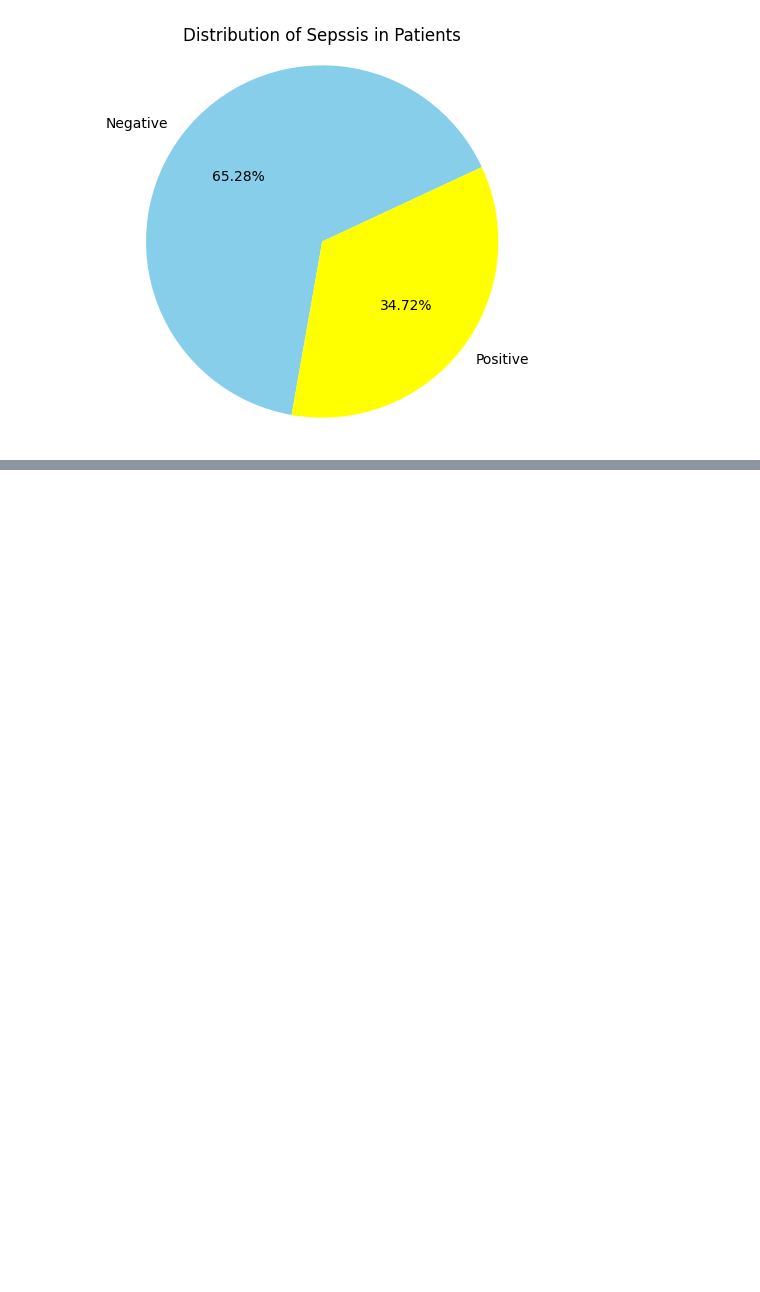
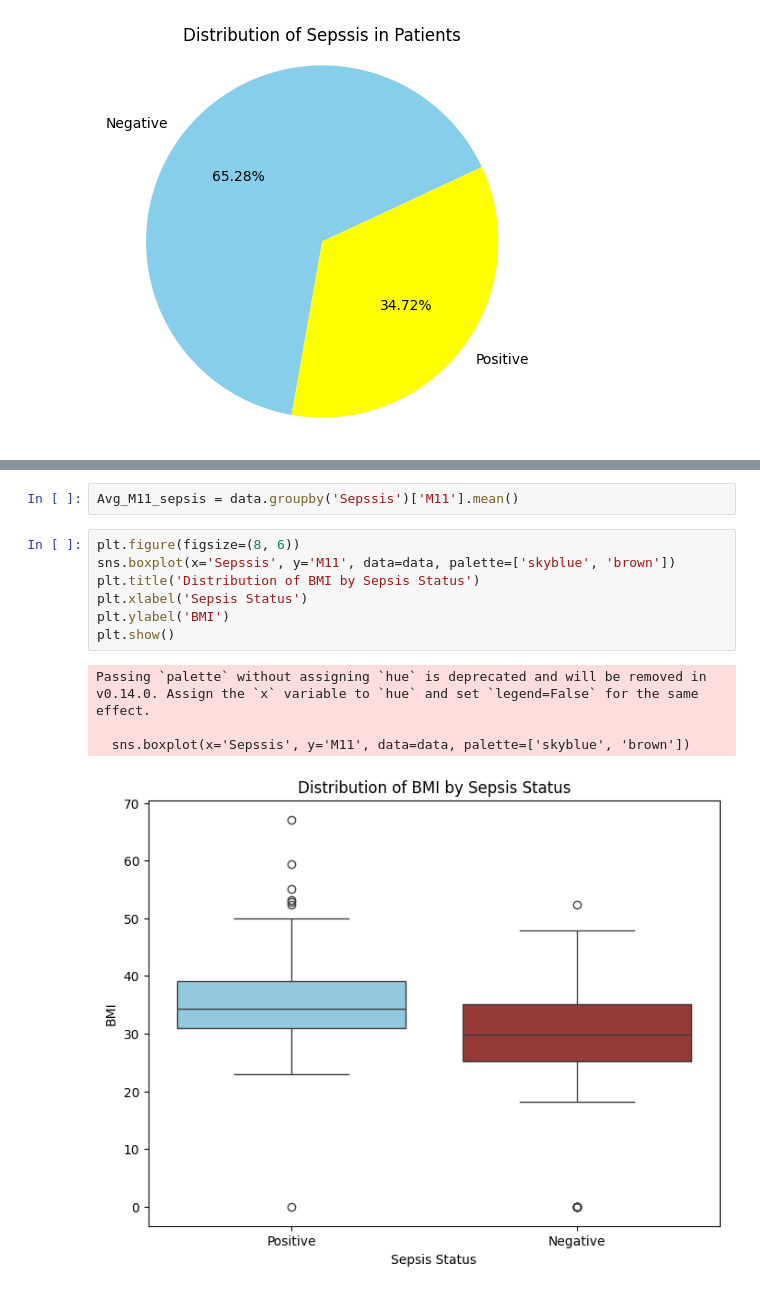
Before and after one commit to damzking/sepsissprediction2, a Jupyter notebook: n.ipynb, the cells around one changed output, grey strips where cells are left out. Drawn from its saved outputs; the diff is of its cells as text; blank space fills up the shorter version.

```diff
--- a/n.ipynb
+++ b/n.ipynb
@@ -163,0 +237,14 @@ plt.show()
+# %%
+Avg_M11_sepsis = data.groupby('Sepssis')['M11'].mean()
+# %%
+plt.figure(figsize=(8, 6))
+sns.boxplot(x='Sepssis', y='M11', data=data, palette=['skyblue', 'brown'])
+plt.title('Distribution of BMI by Sepsis Status')
+plt.xlabel('Sepsis Status')
+plt.ylabel('BMI')
+plt.show()
+# %% [output]
+Passing `palette` without assigning `hue` is deprecated and will be removed in v0.14.0. Assign the `x` variable to `hue` and set `legend=False` for the same effect.
+
+  sns.boxplot(x='Sepssis', y='M11', data=data, palette=['skyblue', 'brown'])
+[figure, added]
```
Also changed, not shown: parts of 10 cells of this notebook.
